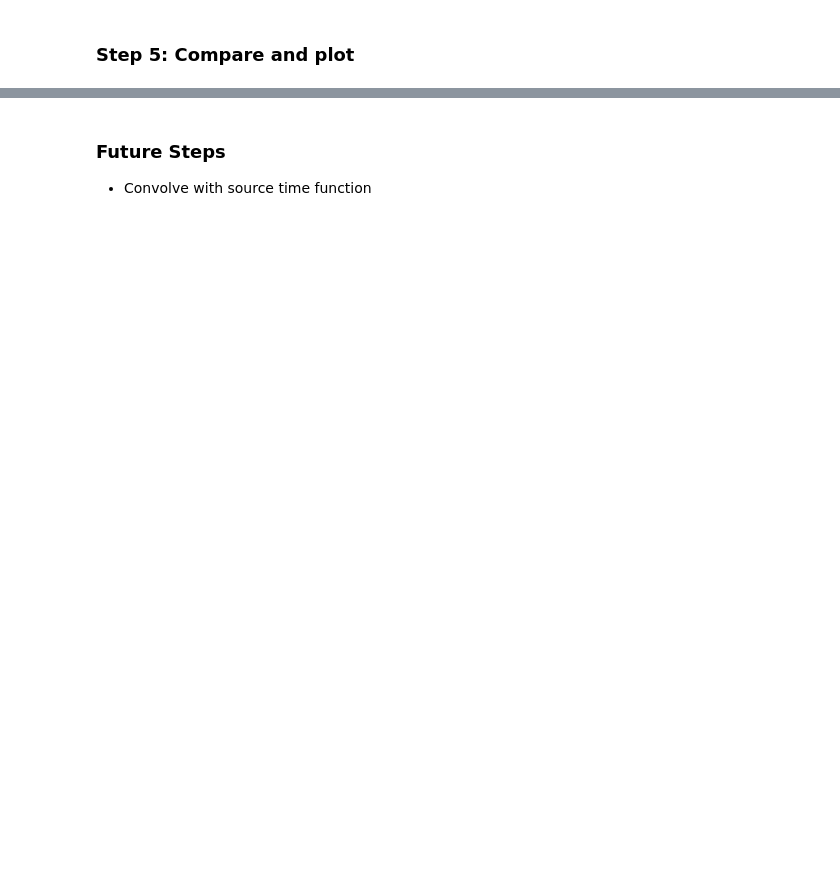
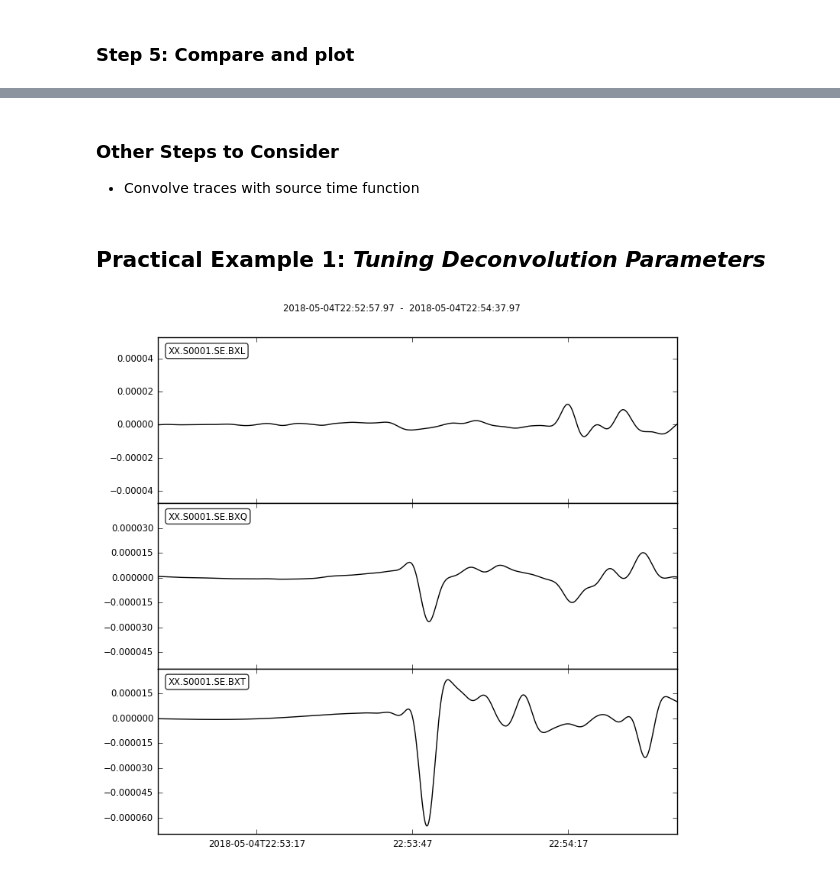
Before and after one commit to nmancinelli/syngine-demo, a Jupyter notebook: Compare_Data_and_Synthetics.ipynb, the cells around one changed output, grey strips where cells are left out. Saved outputs shown, nothing was run; the diff lists cells and outputs as text; code cells hidden in the pictures; blank space fills up the shorter version.

Commit message:
Demo extended to include two practical examples.

```diff
--- a/Compare_Data_and_Synthetics.ipynb
+++ b/Compare_Data_and_Synthetics.ipynb
@@ -153,3 +166,32 @@ plt.xlabel('Time (s)')
 # %% [markdown]
-### Future Steps
- - Convolve with source time function
+### Other Steps to Consider
+ - Convolve traces with source time function
+# %% [markdown]
+
+
+
+
+
+
+
+
+<a id='Part 2'></a>
+## Practical Example 1: *Tuning Deconvolution Parameters*
+# %%
+from obspy.taup import TauPyModel
+
+model = TauPyModel('ak135')
+
+arrivals = model.get_travel_times(source_depth_in_km=edepth/1000.0, distance_in_degree=delm/1000./111.11, phase_list = 'S')
+
+assert arrivals[0].phase.name == 'S'
+
+timeS = arrivals[0].time
+
+stis.filter('bandpass', freqmin = 1./50.0, freqmax =1./4., corners=4, zerophase=True)
+
+stis2 = stis.copy().rotate('ZNE->LQT', back_azimuth=baz, inclination = arrivals[0].incident_angle)
+
+stis2.trim(etime+timeS-50, etime+timeS+50).plot()
+# %% [output]
+[figure, added]
```
Also changed, not shown: parts of 14 cells of this notebook, 3 other files.
